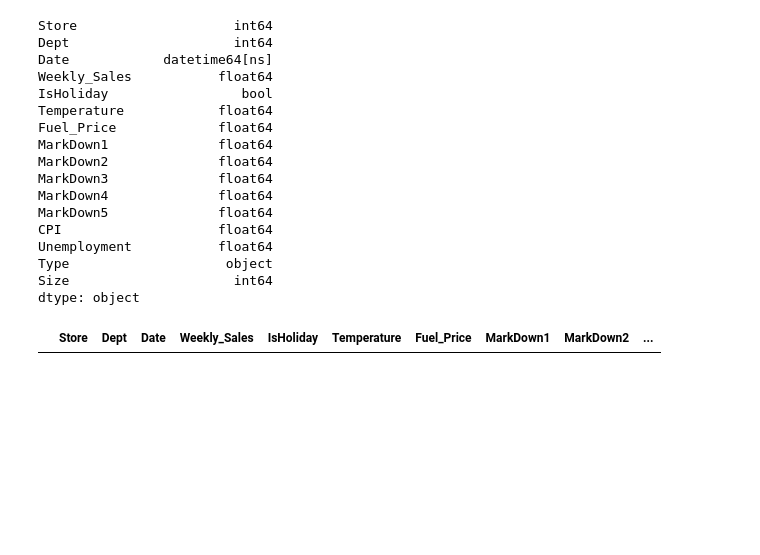
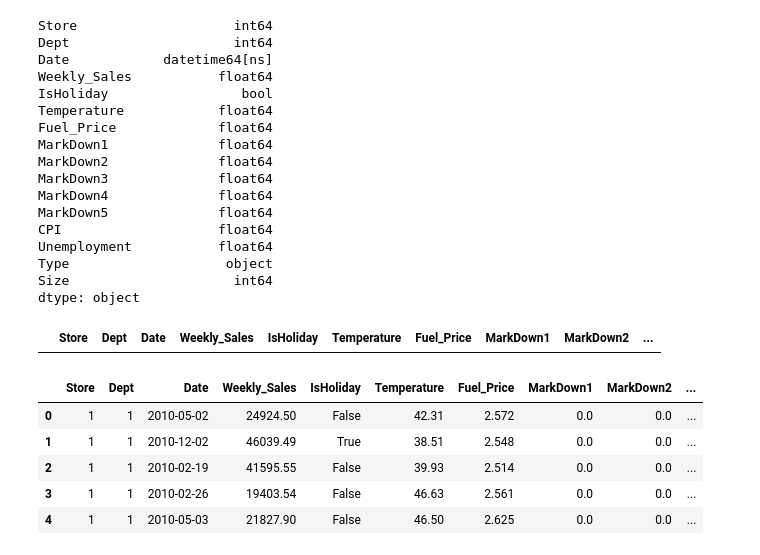
Before and after one commit to curtistr05/Capstone2, a Jupyter notebook: Retail_Analytics.ipynb, the cells around one changed output. Saved outputs shown, nothing was run; the diff lists cells and outputs as text; code cells hidden in the pictures; blank space fills up the shorter version.

```diff
--- a/Retail_Analytics.ipynb
+++ b/Retail_Analytics.ipynb
@@ -196,3 +192,14 @@ duplicateRowsDF
 # %%
 #Export the processed dataframe as a csv file to the data folder as retailDataCleaned.csv
 dfmerged.to_csv('~/Documents/Capstone2/data/retailDataCleaned.csv', index=False)
+# %%
+
+retailDataCleaned = pd.read_csv(r"C:/Users/Curtis/Documents/Capstone2/data/retailDataCleaned.csv")
+retailDataCleaned.head()
+# %% [output]
+|  | Store | Dept | Date | Weekly_Sales | IsHoliday | Temperature | Fuel_Price | MarkDown1 | MarkDown2 | ... |
+| 0 | 1 | 1 | 2010-05-02 | 24924.50 | False | 42.31 | 2.572 | 0.0 | 0.0 | ... |
+| 1 | 1 | 1 | 2010-12-02 | 46039.49 | True | 38.51 | 2.548 | 0.0 | 0.0 | ... |
+| 2 | 1 | 1 | 2010-02-19 | 41595.55 | False | 39.93 | 2.514 | 0.0 | 0.0 | ... |
+| 3 | 1 | 1 | 2010-02-26 | 19403.54 | False | 46.63 | 2.561 | 0.0 | 0.0 | ... |
+| 4 | 1 | 1 | 2010-05-03 | 21827.90 | False | 46.50 | 2.625 | 0.0 | 0.0 | ... |
```
Also changed, not shown: parts of 5 cells of this notebook.
